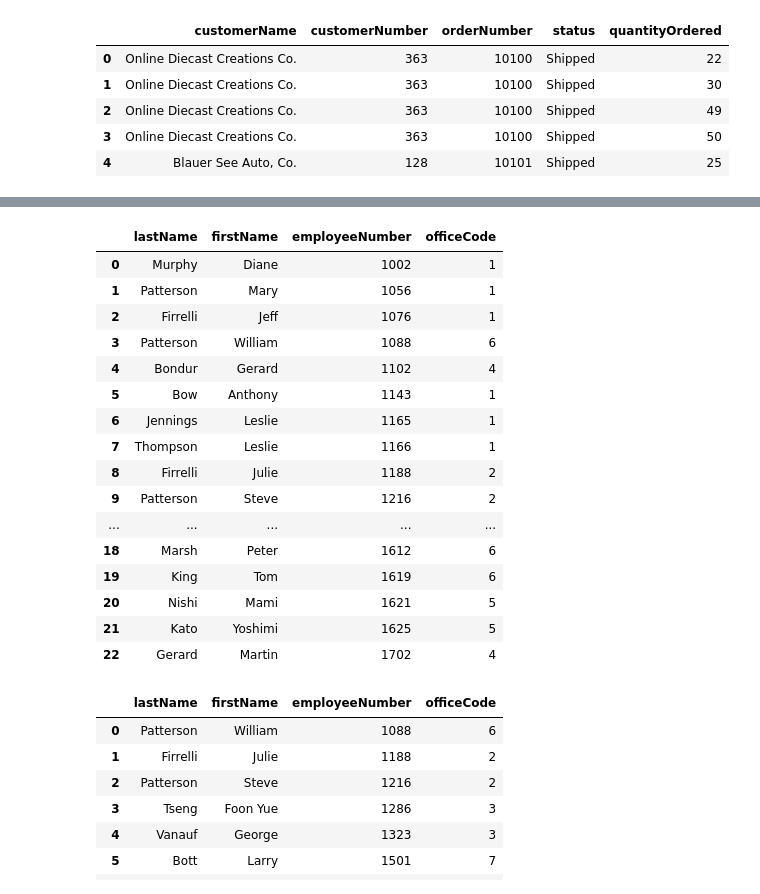
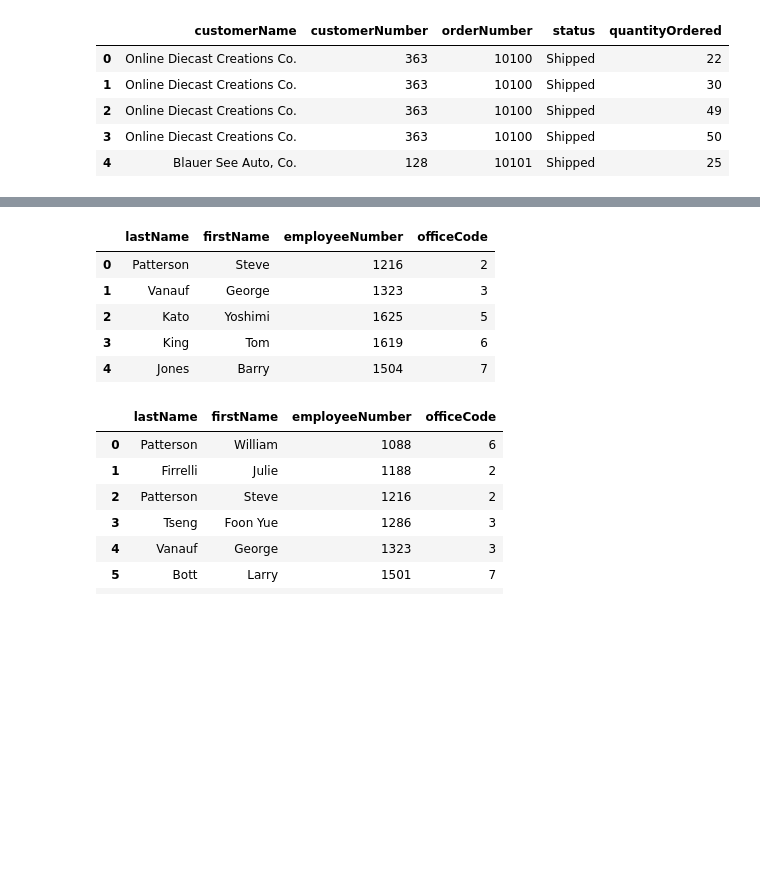
Before and after one commit to yli1517/dsc-more-practice-with-sql-queries-lab-dc-ds-071519, a Jupyter notebook: index.ipynb, the cells around one changed output, grey strips where cells are left out. Saved outputs shown, nothing was run; the diff lists cells and outputs as text; code cells hidden in the pictures; blank space fills up the shorter version.

```diff
--- a/index.ipynb
+++ b/index.ipynb
@@ -192,30 +192,19 @@ Finally, get the first name, last name, employee number, and office code for emp
 # %%
 # only group by office code
 c.execute("""SELECT lastName, firstName, employeeNumber, officeCode FROM offices
                     JOIN employees USING (officeCode)
-                    GROUP BY employeeNumber, officeCode
+                    GROUP BY officeCode
                     HAVING COUNT(employeeNumber) < 5;""")
 df = pd.DataFrame(c.fetchall())
 df.columns = [x[0] for x in c.description]
 df
 # %% [output]
 |  | lastName | firstName | employeeNumber | officeCode |
-| 0 | Murphy | Diane | 1002 | 1 |
-| 1 | Patterson | Mary | 1056 | 1 |
-| 2 | Firrelli | Jeff | 1076 | 1 |
-| 3 | Patterson | William | 1088 | 6 |
-| 4 | Bondur | Gerard | 1102 | 4 |
-| 5 | Bow | Anthony | 1143 | 1 |
-| 6 | Jennings | Leslie | 1165 | 1 |
-| 7 | Thompson | Leslie | 1166 | 1 |
-| 8 | Firrelli | Julie | 1188 | 2 |
-| 9 | Patterson | Steve | 1216 | 2 |
-| ... | ... | ... | ... | ... |
-| 18 | Marsh | Peter | 1612 | 6 |
-| 19 | King | Tom | 1619 | 6 |
-| 20 | Nishi | Mami | 1621 | 5 |
-| 21 | Kato | Yoshimi | 1625 | 5 |
-| 22 | Gerard | Martin | 1702 | 4 |
+| 0 | Patterson | Steve | 1216 | 2 |
+| 1 | Vanauf | George | 1323 | 3 |
+| 2 | Kato | Yoshimi | 1625 | 5 |
+| 3 | King | Tom | 1619 | 6 |
+| 4 | Jones | Barry | 1504 | 7 |
 # %%
 c.execute("""SELECT lastName, firstName, employeeNumber, officeCode FROM employees
                     WHERE officeCode in (SELECT officeCode FROM offices
```
